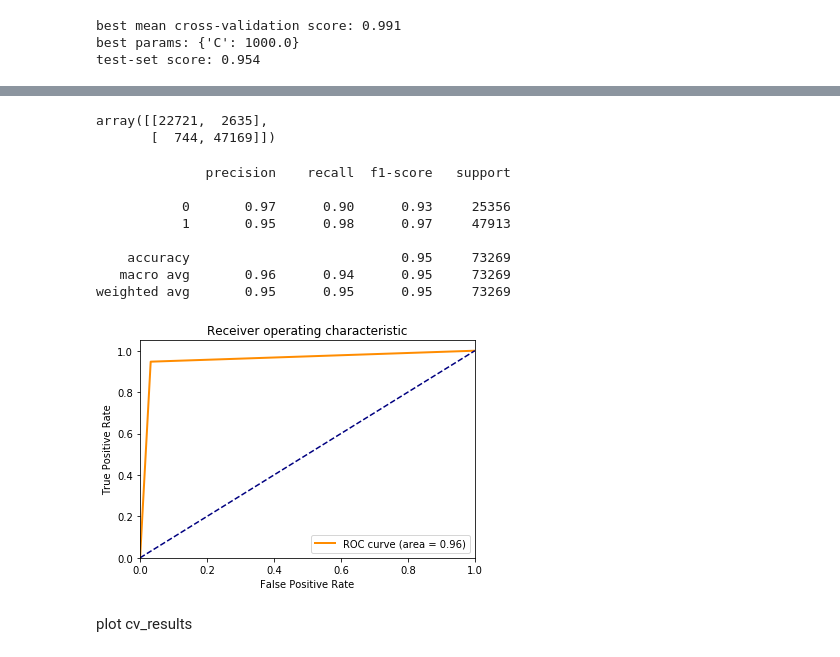
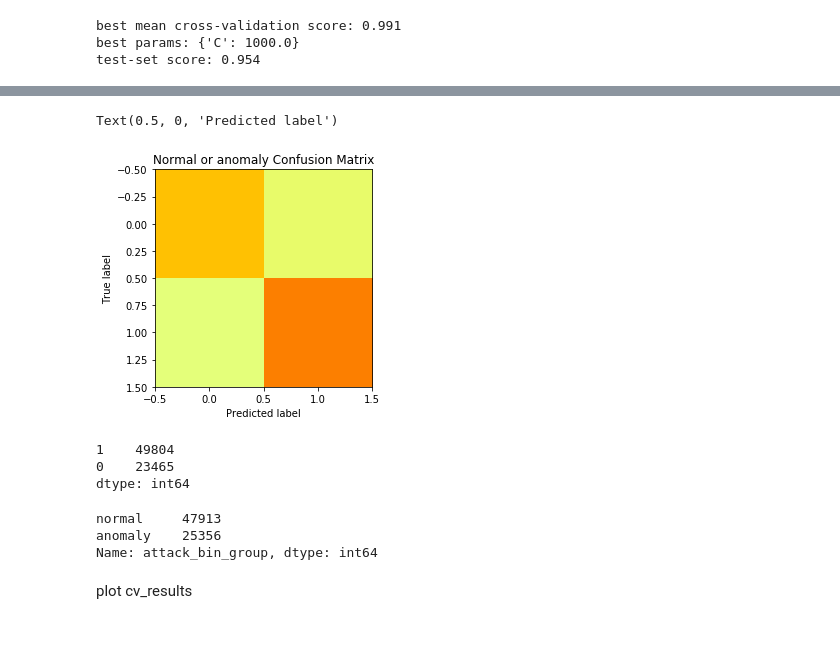
Before and after one commit to narendraparigi1987/ml_assignment, a Jupyter notebook: ML Network Intrusion - 20200311-naren_v02.ipynb, the cells around one changed output, grey strips where cells are left out. Saved outputs shown, nothing was run; the diff lists cells and outputs as text; code cells hidden in the pictures.

```diff
--- a/ML Network Intrusion - 20200311-naren_v02.ipynb
+++ b/ML Network Intrusion - 20200311-naren_v02.ipynb
@@ -654,4 +659,4 @@ numerical_features = X_train.select_dtypes(exclude=['object','category','bool'])
 # %%
-y_train_bin = y_train.replace(to_replace=['normal','anomaly'], value=[1,0])
-y_test_bin = y_test.replace(to_replace=['normal','anomaly'], value=[1,0])
+y_train_bin = y_train.replace(to_replace=['normal','anomaly'], value=[0,1])
+y_test_bin = y_test.replace(to_replace=['normal','anomaly'], value=[0,1])
 # %% [markdown]
@@ -687,15 +685,10 @@ X_train_dummies.head()
 #### <a> 4.2 Logistic Regression </a>
 # %%
 def grid_search_cv(X, y):
+    """ Function to do grid search for logistic regresison """
     tuned_parameters = {"C":np.logspace(-6, 3, 10)}
-    clf = LogisticRegression(solver='lbfgs',
-                             random_state=42,
-                             max_iter=1000,
-                             class_weight='balanced',
-                             verbose=0)
-    logreg_cv = GridSearchCV(clf,
-                             tuned_parameters,
-                             cv=StratifiedKFold(n_splits=5, random_state=42, shuffle=True),
+    clf = LogisticRegression(solver='lbfgs', random_state=42, max_iter=1000, class_weight='balanced', verbose=0)
+    logreg_cv = GridSearchCV(clf, tuned_parameters, cv=StratifiedKFold(n_splits=5, random_state=42, shuffle=True),
                              return_train_score=True)
     logreg_cv.fit(X,y)
     return logreg_cv.best_params_, logreg_cv.best_score_, logreg_cv.best_estimator_, logreg_cv.cv_results_
@@ -727,19 +732,40 @@ accuracy: 0.954
-# %%
-confusion_matrix(y_test_bin['attack_bin_group'] ,y_pred)
-# %% [output]
-array([[22721,  2635],
-       [  744, 47169]])
-# %%
-print(classification_report(y_test_bin['attack_bin_group'], y_pred))
-# %% [output]
-              precision    recall  f1-score   support
-
-           0       0.97      0.90      0.93     25356
-           1       0.95      0.98      0.97     47913
-
-    accuracy                           0.95     73269
-   macro avg       0.96      0.94      0.95     73269
-weighted avg       0.95      0.95      0.95     73269
+# %%
+confusion_matrix(y_test_bin['attack_bin_group'] ,y_pred)
+
+cm = confusion_matrix(y_test_bin['attack_bin_group'],y_pred)
+obs = np.sum(cm)
+
+cm
+
+plt.clf()
+plt.imshow(cm, interpolation='nearest', cmap=plt.cm.Wistia)
+classNames = ['anomaly','normal']
+plt.title('Normal or anomaly Confusion Matrix')
+plt.ylabel('True label')
+plt.xlabel('Predicted label')
+# tick_marks = np.arange(len(classNames))
+# plt.xticks(tick_marks, classNames, rotation=45)
+# plt.yticks(tick_marks, classNames)
+# s = [['TN','FP'], ['FN', 'TP']]
+# for i in range(2):
+#     for j in range(2):
+#         plt.text(j,i, str('{:.2f}'.format(cm[i][j]/obs*100)) + "%")
+# plt.show()
+# %% [output]
+Text(0.5, 0, 'Predicted label')
+[figure, added]
+# %%
+pd.Series(y_pred).value_counts()
+# %% [output]
+1    49804
+0    23465
+dtype: int64
+# %%
+y_test.attack_bin_group.value_counts()
+# %% [output]
+normal     47913
+anomaly    25356
+Name: attack_bin_group, dtype: int64
 # %%
 fpr, tpr, thresholds = roc_curve(y_pred, y_test_bin['attack_bin_group'])
 roc_auc = auc(fpr, tpr)
@@ -754,8 +780,6 @@ plt.ylabel('True Positive Rate')
 plt.title('Receiver operating characteristic')
 plt.legend(loc="lower right")
 plt.show()
-# %% [output]
-[figure, removed]
 # %% [markdown]
 plot cv_results
 # %%
```
Also changed, not shown: parts of 65 cells of this notebook.
